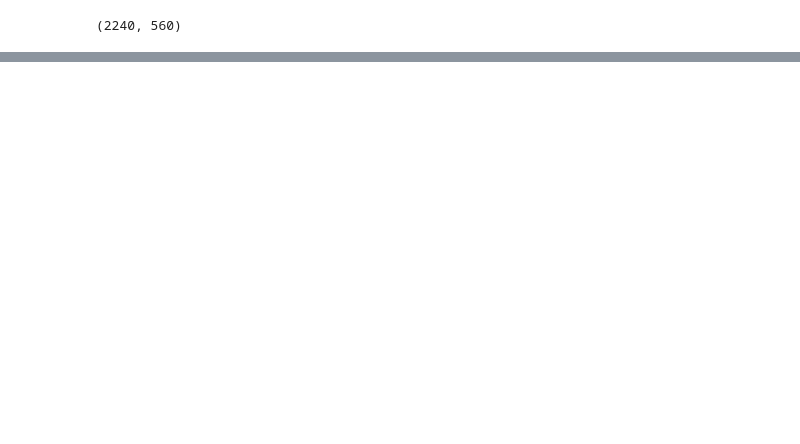
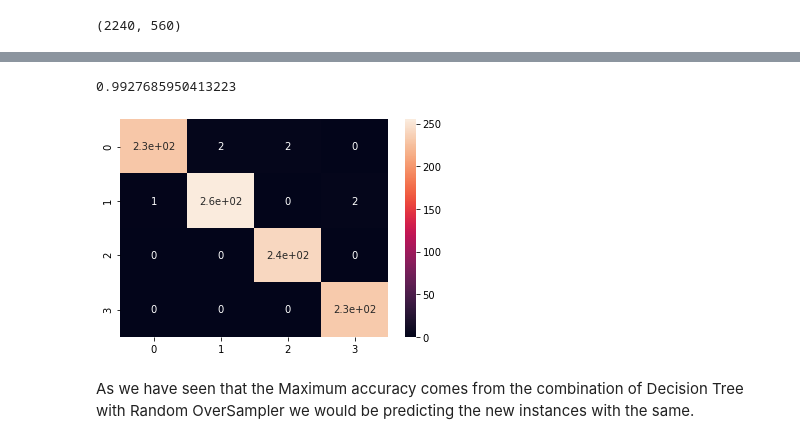
Before and after one commit to dhruvil-shah/ML-Term-Assignment, a Jupyter notebook: model.ipynb, the cells around one changed output, grey strips where cells are left out. Drawn from its saved outputs; the diff is of its cells as text; code cells hidden in the pictures; blank space fills up the shorter version.

```diff
--- a/model.ipynb
+++ b/model.ipynb
@@ -387,0 +433,11 @@ SMOTE is a approach for oversampling but used for only binary data so not used
+# %%
+gsv.fit(X_train1,y_train1)
+y_pred1=gsv.predict(X_test1)
+cm,acc=getAcc(y_test1,y_pred1)
+sns.heatmap(cm,annot=True)
+acc
+# %% [output]
+0.9927685950413223
+[figure, added]
+# %% [markdown]
+As we have seen that the Maximum accuracy comes from the combination of Decision Tree with Random OverSampler we would be predicting the new instances with the same.
```
Also changed, not shown: parts of 26 cells of this notebook, 1 other file.
